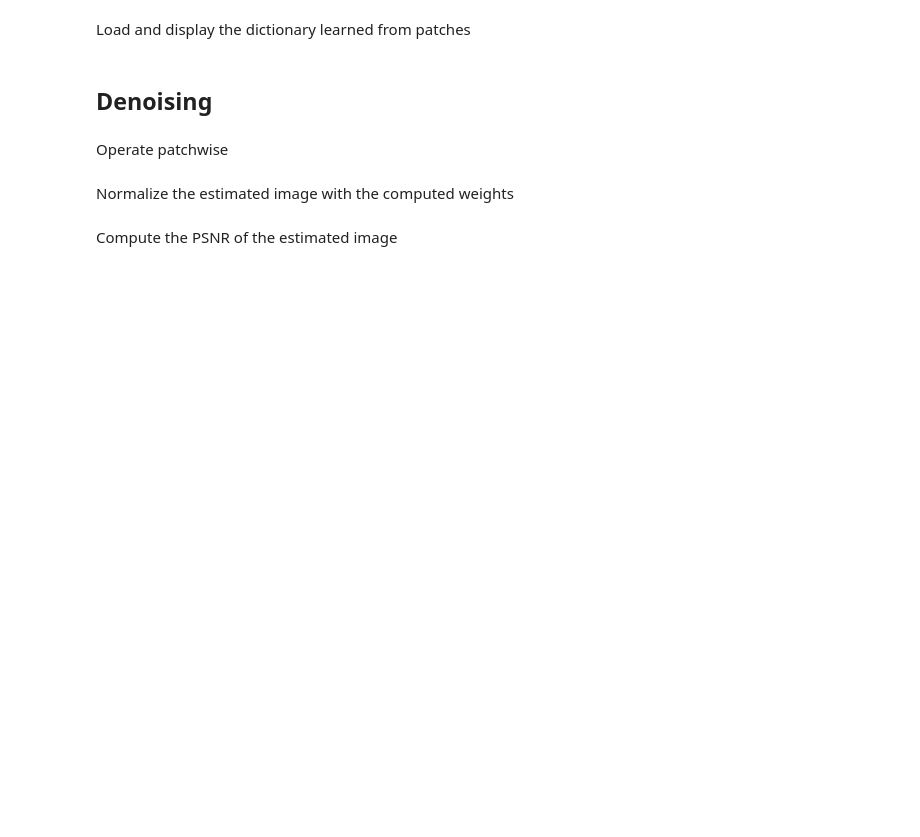
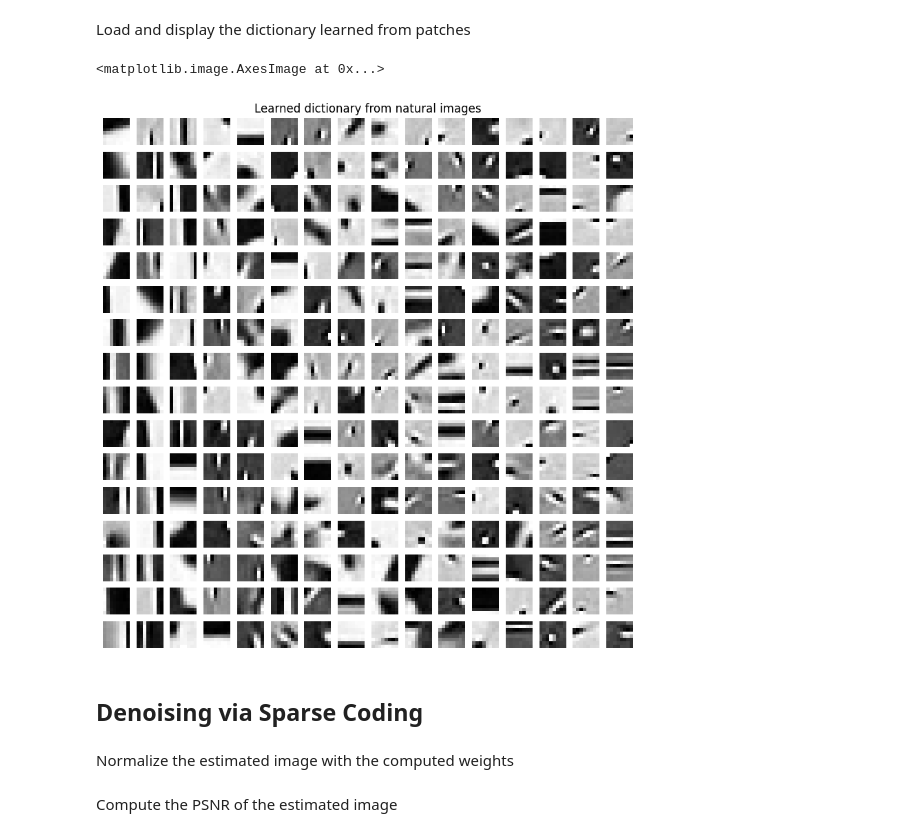
Before and after one commit to Thomas-Fabbris/MMIP-polimi, a Jupyter notebook: Assignments/lecture_9_OMP_Denoising.ipynb, the cells around one changed output. Saved outputs shown, nothing was run; the diff lists cells and outputs as text; code cells hidden in the pictures; blank space fills up the shorter version.

```diff
--- a/Assignments/lecture_9_OMP_Denoising.ipynb
+++ b/Assignments/lecture_9_OMP_Denoising.ipynb
@@ -149,13 +222,18 @@ Load and display the dictionary learned from patches
 # %%
 D = loadmat(f'{ROOT_FOLDER}/dict_nat_img.mat')['D']
 
 # Display the learned basis
 D_img = get_dictionary_img(D)
 plt.figure(figsize=(10, 10))
+plt.title('Learned dictionary from natural images')
+plt.axis('off')
 plt.imshow(D_img, cmap='gray')
+# %% [output]
+<matplotlib.image.AxesImage at 0x...>
+[figure, added]
-# %% [markdown]
-Denoising
----------
+# %% [markdown]
+Denoising via Sparse Coding
+---------
 # %%
 # Initialize the estimated image
 img_hat = np.zeros_like(img)
@@ -171,5 +250,3 @@ STEP = 4  # STEP = 1 might be very time consuming, start with larger STEP
-# %% [markdown]
-Operate patchwise
 # %%
 for i in range(0, imsz[0] - p + 1, STEP):
     for j in range(0, imsz[1] - p + 1, STEP):
```
Also changed, not shown: parts of 17 cells of this notebook, 2 other files.
